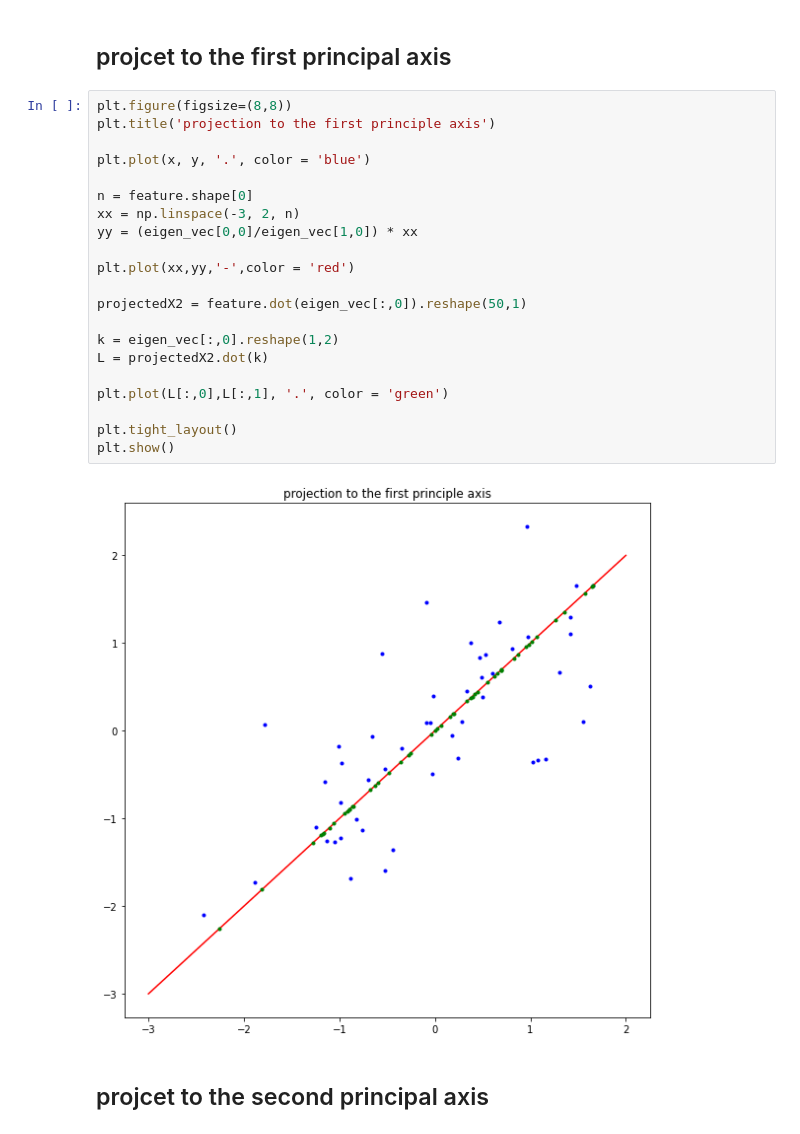
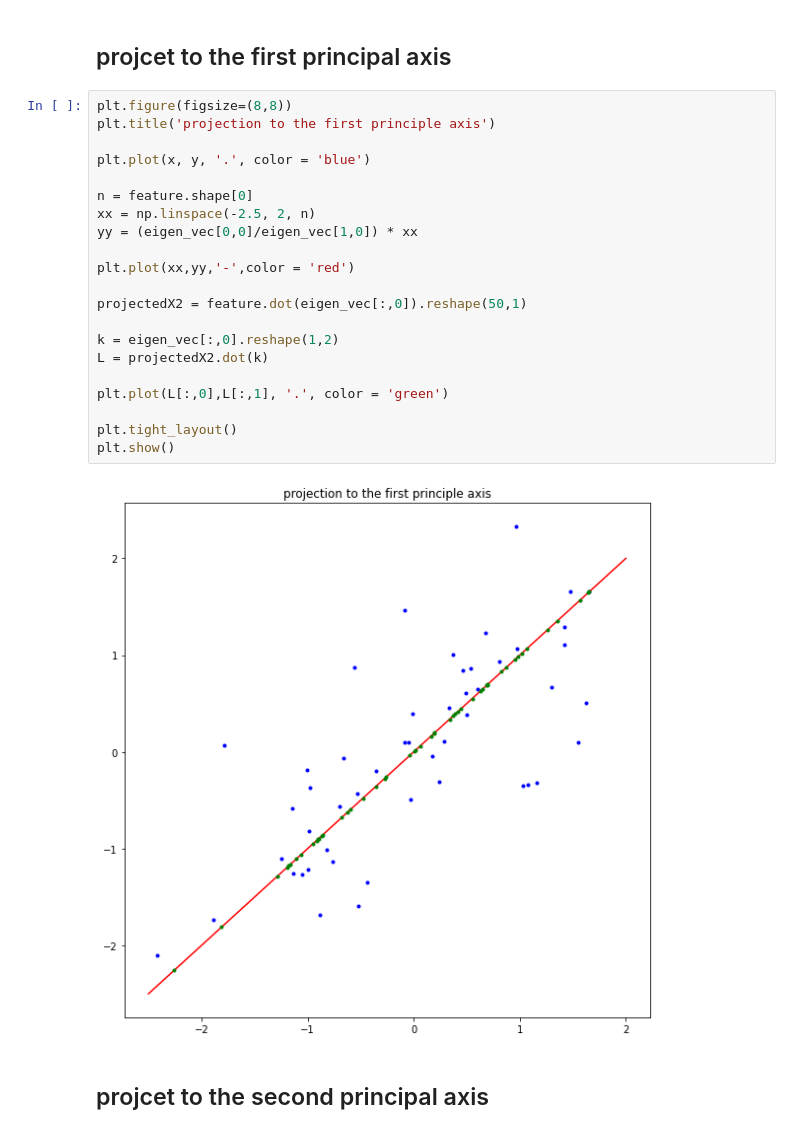
Before and after one commit to DancingGamza/Machine_learning, a Jupyter notebook: assignment_12.ipynb, the cells around one changed output. Drawn from its saved outputs; the diff is of its cells as text.

```diff
--- a/assignment_12.ipynb
+++ b/assignment_12.ipynb
@@ -197,26 +187,26 @@ def compute_projection_onto_line(feature, vector):
 # %%
 plt.figure(figsize=(8,8))
 plt.title('projection to the first principle axis')
 
 plt.plot(x, y, '.', color = 'blue')
 
 n = feature.shape[0]
-xx = np.linspace(-3, 2, n)
+xx = np.linspace(-2.5, 2, n)
 yy = (eigen_vec[0,0]/eigen_vec[1,0]) * xx
 
 plt.plot(xx,yy,'-',color = 'red')
 
 projectedX2 = feature.dot(eigen_vec[:,0]).reshape(50,1)
 
 k = eigen_vec[:,0].reshape(1,2)
 L = projectedX2.dot(k)
 
 plt.plot(L[:,0],L[:,1], '.', color = 'green')
 
 plt.tight_layout()
 plt.show()
 # %% [output]
-[figure, old version]
+[figure, new version]
 # %% [markdown]
 ## projcet to the second principal axis
 # %%
```
Also changed, not shown: parts of 4 cells of this notebook.
